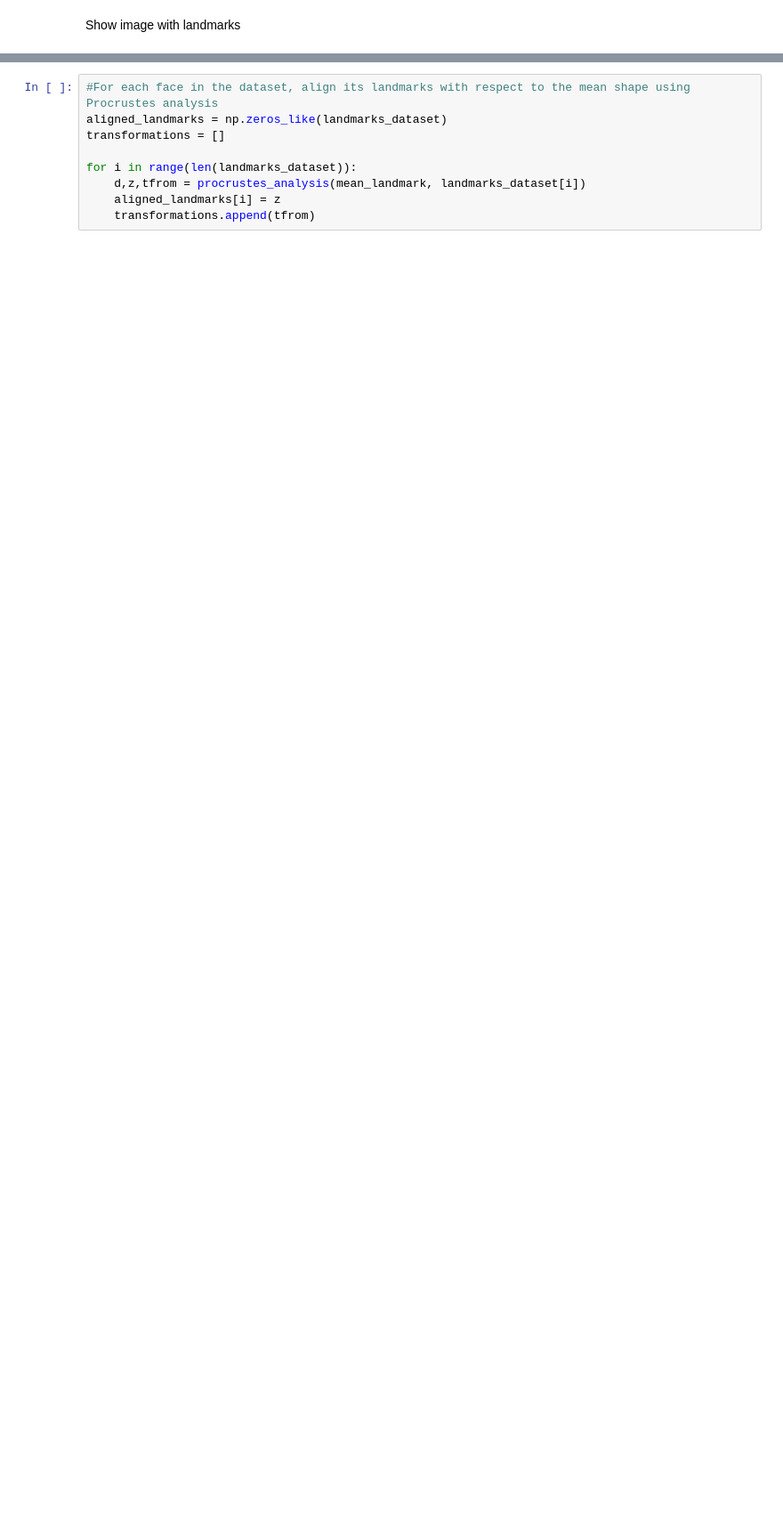
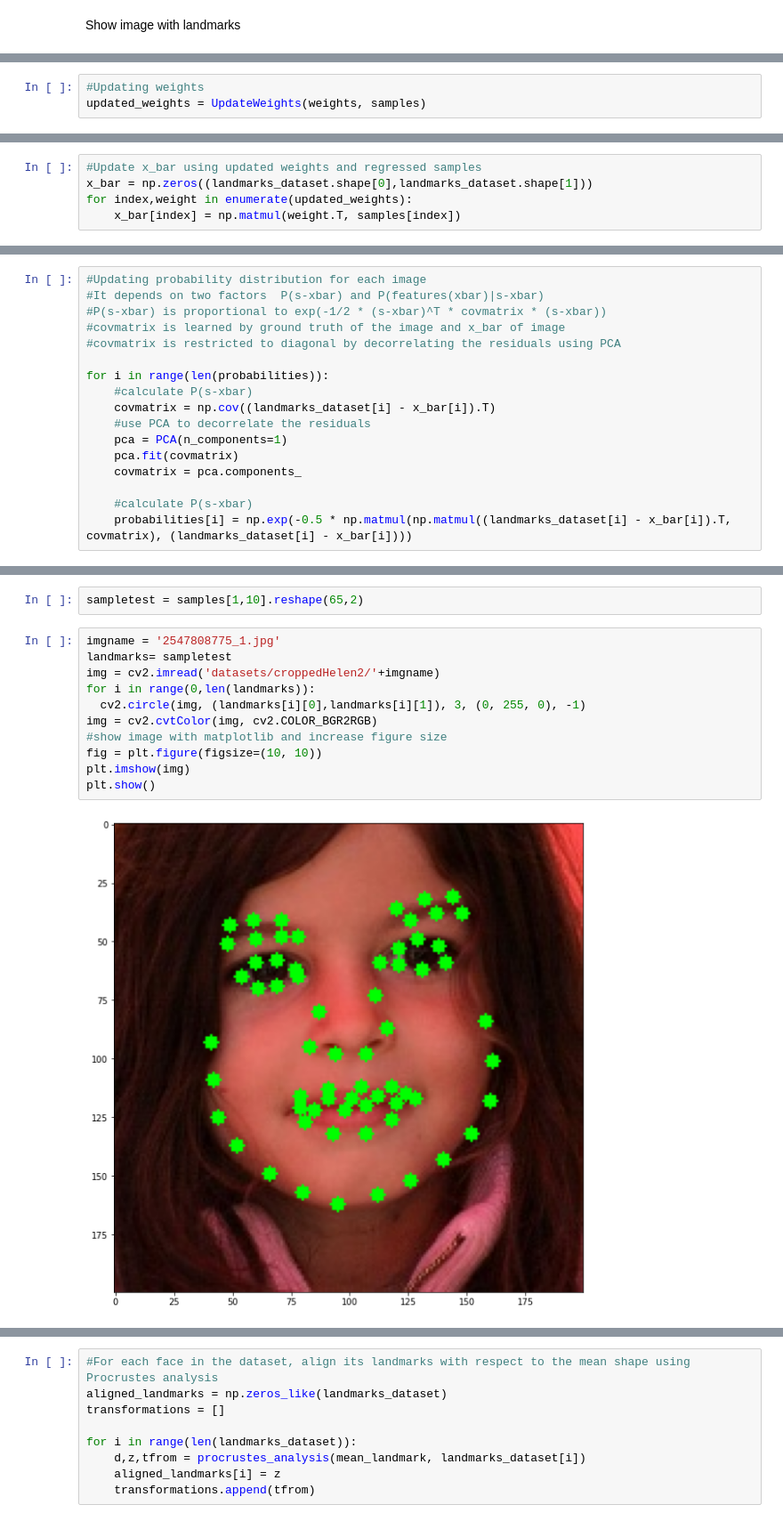
Before and after one commit to AmmarMohamed21/Facial-Landmarks-Detector, a Jupyter notebook: landmark_playground.ipynb, the cells around one changed output, grey strips where cells are left out. Shown at 89% size. Drawn from its saved outputs; the diff is of its cells as text; blank space fills up the shorter version.

Commit message:
probability

```diff
--- a/landmark_playground.ipynb
+++ b/landmark_playground.ipynb
@@ -51,0 +187,3 @@ Trying to align all images, not working well
+# %%
+#Updating weights
+updated_weights = UpdateWeights(weights, samples)
@@ -51,0 +194,5 @@ Trying to align all images, not working well
+# %%
+#Update x_bar using updated weights and regressed samples
+x_bar = np.zeros((landmarks_dataset.shape[0],landmarks_dataset.shape[1]))
+for index,weight in enumerate(updated_weights):
+    x_bar[index] = np.matmul(weight.T, samples[index])
@@ -51,0 +201,17 @@ Trying to align all images, not working well
+# %%
+#Updating probability distribution for each image
+#It depends on two factors  P(s-xbar) and P(features(xbar)|s-xbar)
+#P(s-xbar) is proportional to exp(-1/2 * (s-xbar)^T * covmatrix * (s-xbar))
+#covmatrix is learned by ground truth of the image and x_bar of image
+#covmatrix is restricted to diagonal by decorrelating the residuals using PCA
+
+for i in range(len(probabilities)):
+    #calculate P(s-xbar)
+    covmatrix = np.cov((landmarks_dataset[i] - x_bar[i]).T)
+    #use PCA to decorrelate the residuals
+    pca = PCA(n_components=1)
+    pca.fit(covmatrix)
+    covmatrix = pca.components_
+
+    #calculate P(s-xbar)
+    probabilities[i] = np.exp(-0.5 * np.matmul(np.matmul((landmarks_dataset[i] - x_bar[i]).T, covmatrix), (landmarks_dataset[i] - x_bar[i])))
@@ -51,0 +235,15 @@ Trying to align all images, not working well
+# %%
+sampletest = samples[1,10].reshape(65,2)
+# %%
+imgname = '2547808775_1.jpg'
+landmarks= sampletest
+img = cv2.imread('datasets/croppedHelen2/'+imgname)
+for i in range(0,len(landmarks)):
+  cv2.circle(img, (landmarks[i][0],landmarks[i][1]), 3, (0, 255, 0), -1)
+img = cv2.cvtColor(img, cv2.COLOR_BGR2RGB)
+#show image with matplotlib and increase figure size
+fig = plt.figure(figsize=(10, 10))
+plt.imshow(img)
+plt.show()
+# %% [output]
+[figure, added]
```
Also changed, not shown: parts of 44 cells of this notebook, 3 other files.
